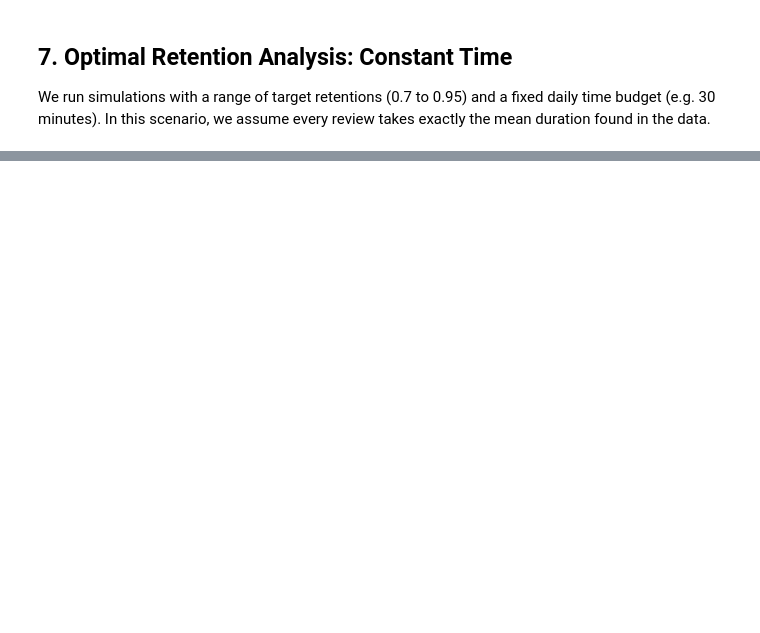
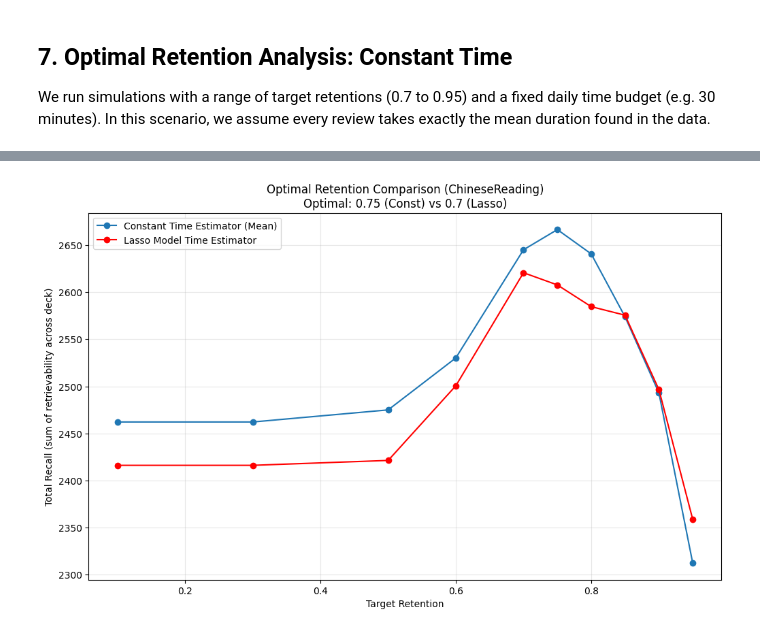
Before and after one commit to a913cb82/fsrs-experiments, a Jupyter notebook: notebooks/Review_Time_Analysis.ipynb, the cells around one changed output, grey strips where cells are left out. Saved outputs shown, nothing was run; the diff lists cells and outputs as text; code cells hidden in the pictures; blank space fills up the shorter version.

```diff
--- a/notebooks/Review_Time_Analysis.ipynb
+++ b/notebooks/Review_Time_Analysis.ipynb
@@ -286,26 +202,51 @@ Finally, we overlay both curves to see how the choice of study time model affect
+# %%
+# 1. Determine N_max (baseline population size)
+max_cards = max(m["card_count"] for m in results_lasso + results_constant)
+
+# 2. Baseline retention for unseen cards
+r_baseline = prob_first_success
+
+
+def get_adjusted_total(metrics_list, max_n, r_base):
+    adjusted = []
+    for m in metrics_list:
+        # Current sum of retention for studied cards
+        current_total = m["total_retention"]
+        # Add hypothetical retention for cards we "could have" studied
+        missing_cards = max_n - m["card_count"]
+        # Ensure we don't subtract if a run somehow exceeded the max (unlikely)
+        padding = max(0, missing_cards) * r_base
+        adjusted.append(current_total + padding)
+    return adjusted
+
+
+adj_results_constant = get_adjusted_total(results_constant, max_cards, r_baseline)
+adj_results_lasso = get_adjusted_total(results_lasso, max_cards, r_baseline)
 # %%
 plt.figure(figsize=(12, 7))
 plt.plot(
-    retentions, results_constant, marker="o", label="Constant Time Estimator (Mean)"
+    retentions, adj_results_constant, marker="o", label="Constant Time Estimator (Mean)"
 )
 plt.plot(
     retentions,
-    results_lasso,
+    adj_results_lasso,
     marker="o",
     color="red",
     label="Lasso Model Time Estimator",
 )
 
 # Highlight the max recall points
-opt_ret_const = retentions[np.argmax(results_constant)]
-opt_ret_lasso = retentions[np.argmax(results_lasso)]
+opt_ret_const = retentions[np.argmax(adj_results_constant)]
+opt_ret_lasso = retentions[np.argmax(adj_results_lasso)]
 
 plt.title(
     f"Optimal Retention Comparison (ChineseReading)\n"
     f"Optimal: {opt_ret_const} (Const) vs {opt_ret_lasso} (Lasso)"
 )
 plt.xlabel("Target Retention")
 plt.ylabel("Total Recall (sum of retrievability across deck)")
 plt.legend()
 plt.grid(True, alpha=0.3)
 plt.show()
+# %% [output]
+[figure, added]
```
Also changed, not shown: parts of 13 cells of this notebook, 2 other files.
